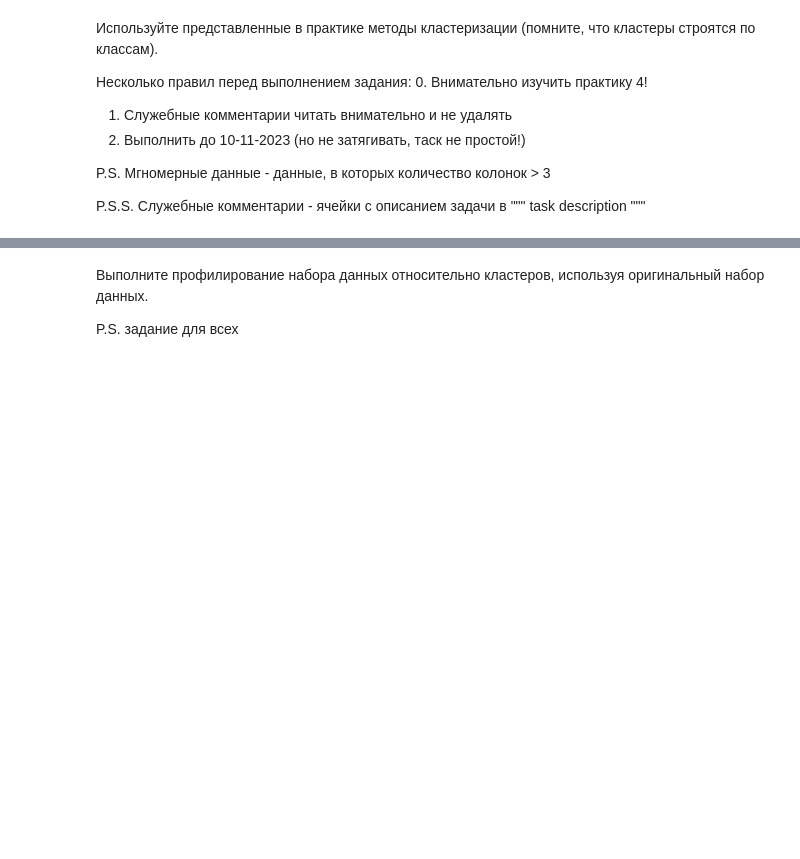
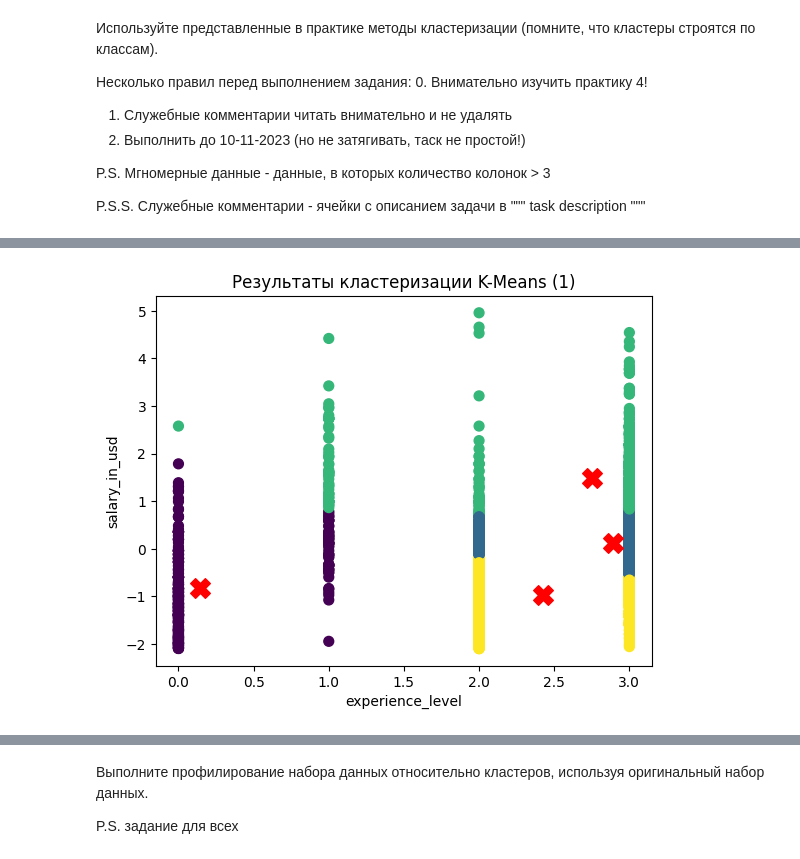
Before and after one commit to TheGodseeker/ML_PR, a Jupyter notebook: lab4/Задание_4.ipynb, the cells around one changed output, grey strips where cells are left out. Cells and saved outputs as stored; diff of their text form; code cells hidden in the pictures; blank space fills up the shorter version.

```diff
--- a/lab4/Задание_4.ipynb
+++ b/lab4/Задание_4.ipynb
@@ -32,0 +126,24 @@ P.S.S. Служебные комментарии - ячейки с описан
+# %%
+#Масштабируем
+
+num_features = df_cluster.select_dtypes(include=['float64','int64']).columns
+
+from sklearn.preprocessing import StandardScaler
+# Standard масштабирование
+scaler_std = StandardScaler()
+df_cluster[num_features] = scaler_std.fit_transform(df_cluster[num_features])
+# df_std_scaled.Score.unique() # преобразованные уникальные значения в числовом призанке в диапозоне [0, 1]
+# %%
+#Манипуляции  с кат. значениями
+
+from sklearn.preprocessing import LabelEncoder
+
+sel_col = ['work_year', 'experience_level', 'employment_type', 'salary_currency', 'employee_residence',
+       'company_location', 'company_size']
+
+for i in sel_col:
+  cur_le = LabelEncoder()
+  cur_le.fit(df_cluster[i].unique())
+  df_cluster[i] = cur_le.transform(df_cluster[i].values)
+
+df_cluster
@@ -38,0 +168,12 @@ P.S.S. Служебные комментарии - ячейки с описан
+# %%
+# Создаем экземпляр модели K-Means
+X = df_cluster [["experience_level", "salary_in_usd"]]
+
+kmeans = KMeans(n_clusters=4)
+
+# Производим кластеризацию данных
+kmeans.fit(X)
+
+# Получаем центры кластеров и прогнозируем принадлежность к кластерам
+cluster_centers = kmeans.cluster_centers_
+cluster_labels = kmeans.labels_
@@ -45,0 +194,10 @@ P.S.S. Служебные комментарии - ячейки с описан
+# %%
+# Визуализируем результаты кластеризации двумерной кластеризации
+plt.scatter(df_cluster["experience_level"], df_cluster["salary_in_usd"], c=cluster_labels, s=50, cmap='viridis')
+plt.scatter(cluster_centers[:, 0], cluster_centers[:, 1], c='red', s=200, marker='X')
+plt.xlabel("experience_level")
+plt.ylabel("salary_in_usd")
+plt.title('Результаты кластеризации K-Means (1)')
+plt.show()
+# %% [output]
+[figure, added]
```
Also changed, not shown: parts of 48 cells of this notebook.
